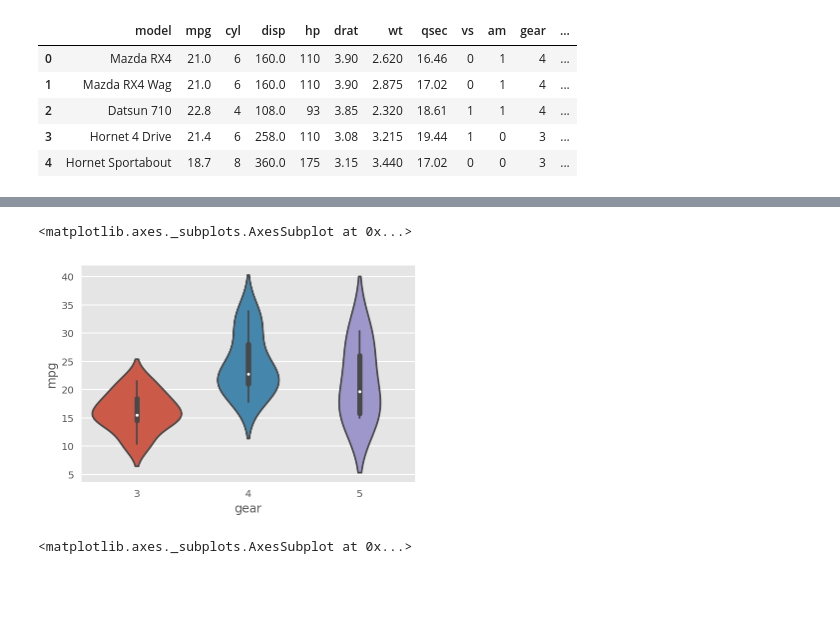
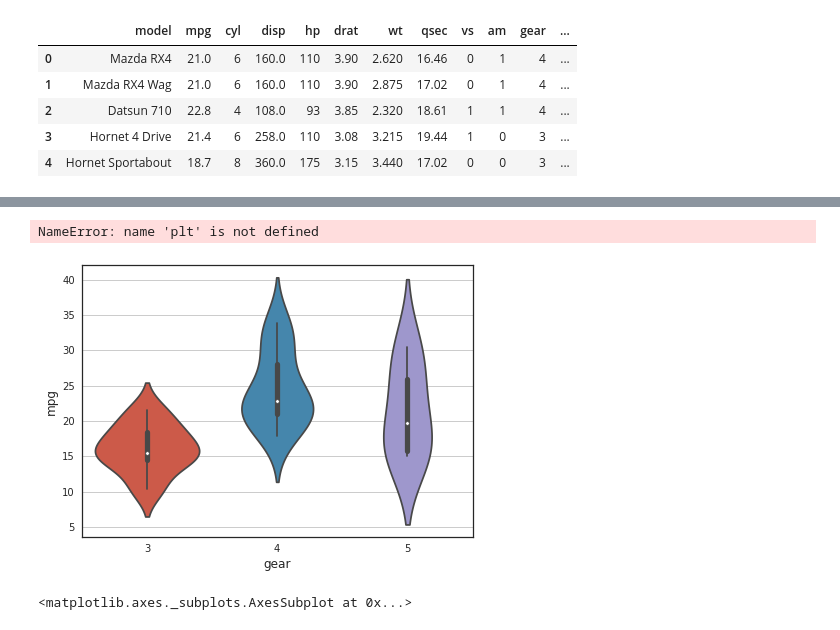
Before and after one commit to stuartzong/notebook, a Jupyter notebook: new_pandas_study.ipynb, the cells around one changed output, grey strips where cells are left out. Saved outputs shown, nothing was run; the diff lists cells and outputs as text; code cells hidden in the pictures; blank space fills up the shorter version.

```diff
--- a/new_pandas_study.ipynb
+++ b/new_pandas_study.ipynb
@@ -536,5 +526,9 @@ pass
 # %%
 # Linear regression
-sns.regplot('wt', 'mpg', data = df)
-pass
+with plt.style.context("seaborn-whitegrid"):
+    plt.rcParams["axes.edgecolor"] = "0.15"
+    plt.rcParams["axes.linewidth"]  = 1.25
+    fig = plt.figure(facecolor='w')
+    sns.regplot('wt', 'mpg', data = df)
+    pass
 # %% [output]
@@ -543,4 +536,8 @@ pass
 # %%
 # Non-parametric regression
-sns.regplot('wt', 'mpg', data = df, lowess = True,)
-pass
+with plt.style.context("seaborn-whitegrid"):
+    plt.rcParams["axes.edgecolor"] = "0.15"
+    plt.rcParams["axes.linewidth"]  = 1.25
+    fig = plt.figure(facecolor='w')
+    sns.regplot('wt', 'mpg', data = df, lowess = True,)
+    pass
@@ -547,5 +546,9 @@ pass
 # %%
 # Swarm plot
-sns.barplot('gear', 'mpg', data = df)
-pass
+with plt.style.context("seaborn-whitegrid"):
+    plt.rcParams["axes.edgecolor"] = "0.15"
+    plt.rcParams["axes.linewidth"]  = 1.25
+    fig = plt.figure(facecolor='w')
+    sns.barplot('gear', 'mpg', data = df)
+    pass
 # %% [output]
@@ -561,10 +556,24 @@ pass
+# %%
+# boxplot
+with plt.style.context("seaborn-whitegrid"):
+    plt.rcParams["axes.edgecolor"] = "0.15"
+    plt.rcParams["axes.linewidth"]  = 1.25
+    fig = plt.figure(facecolor='w')
+    sns_plot = sns.boxplot('gear', 'mpg', data = df)
+
+    pass
+# %% [output]
+NameError: name 'plt' is not defined
 # %%
 # violin plot
-sns.violinplot('gear', 'mpg', data = df)
-pass
+with plt.style.context("seaborn-whitegrid"):
+    plt.rcParams["axes.edgecolor"] = "0.15"
+    plt.rcParams["axes.linewidth"]  = 1.25
+    fig = plt.figure(facecolor='w')
+    sns.violinplot('gear', 'mpg', data = df)
+    pass
 # %% [output]
-<matplotlib.axes._subplots.AxesSubplot at 0x...>
-[figure, old version]
+[figure, new version]
 # %%
 # histogram
 sns.distplot(df.mpg, kde=False, rug=True, bins=20)
```
Also changed, not shown: parts of 32 cells of this notebook, 8 other files.
